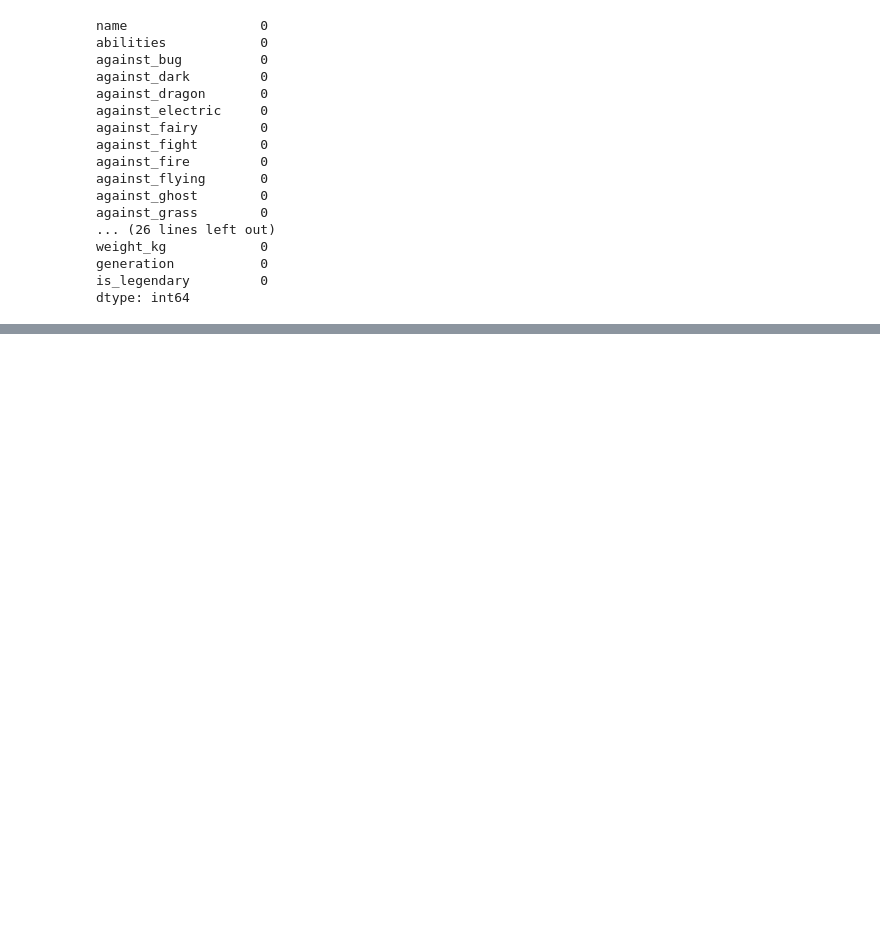
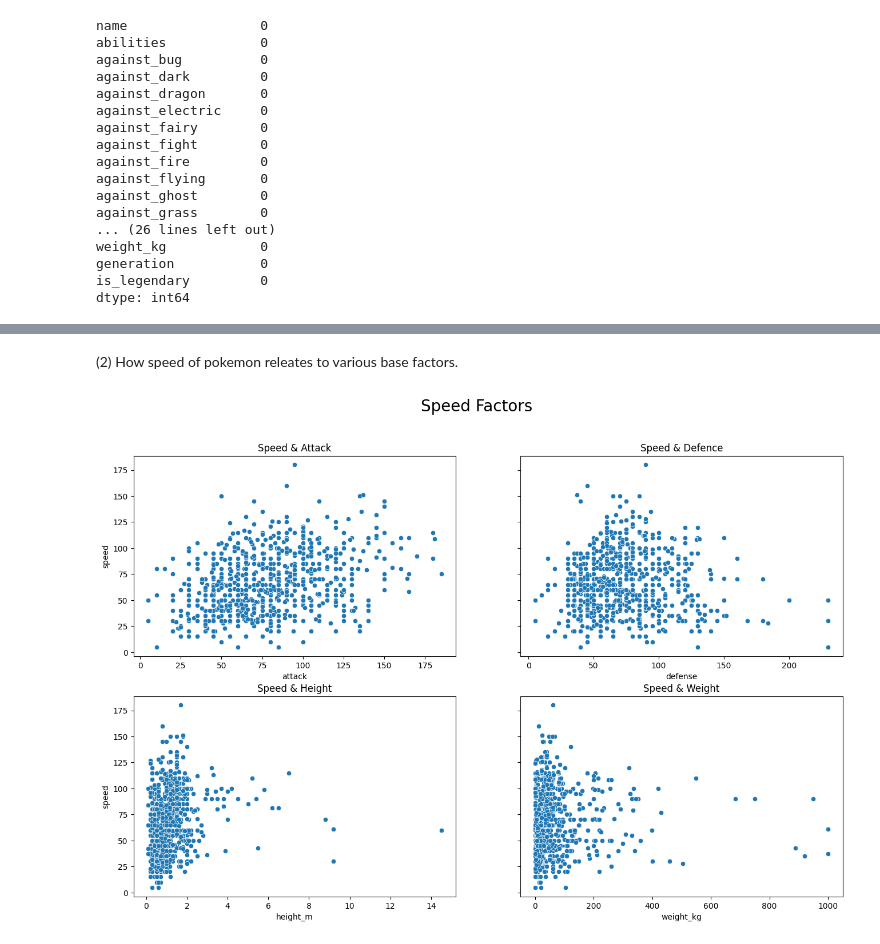
Before and after one commit to Zjm1900/data_mining, a Jupyter notebook: pokemon/pokemon.ipynb, the cells around one changed output, grey strips where cells are left out. Cells and saved outputs as stored; diff of their text form; code cells hidden in the pictures; blank space fills up the shorter version.

```diff
--- a/pokemon/pokemon.ipynb
+++ b/pokemon/pokemon.ipynb
@@ -160,0 +291,16 @@ dtype: int64
+# %% [markdown]
+(2) How speed of pokemon releates to various base factors.
+# %%
+fig,axes = plt.subplots(2,2,figsize=(16,10),sharey=True)
+sns.scatterplot(x=data['attack'], y=data['speed'], ax=axes[0,0])
+axes[0,0].set_title("Speed & Attack")
+sns.scatterplot(x=data['defense'], y=data['speed'],ax=axes[0,1])
+axes[0,1].set_title("Speed & Defence")
+sns.scatterplot(x=data['height_m'], y=data['speed'],ax=axes[1,0])
+axes[1,0].set_title("Speed & Height")
+sns.scatterplot(x=data['weight_kg'], y=data['speed'],ax=axes[1,1])
+axes[1,1].set_title("Speed & Weight")
+fig.suptitle("Speed Factors", size=20)
+plt.show()
+# %% [output]
+[figure, added]
```
Also changed, not shown: parts of 24 cells of this notebook.
